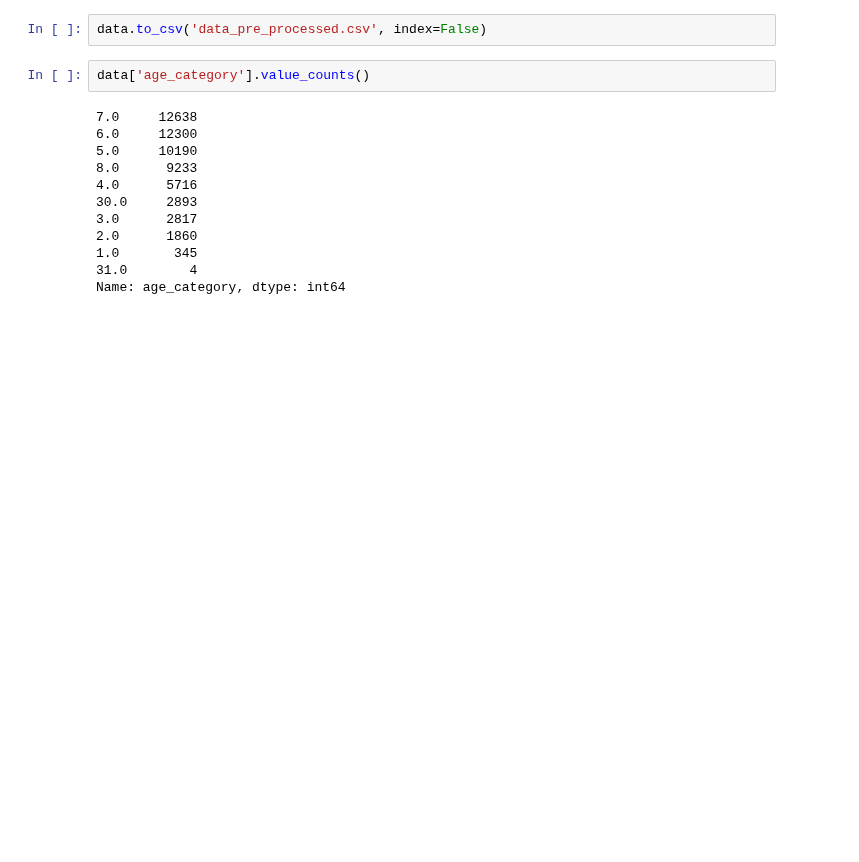
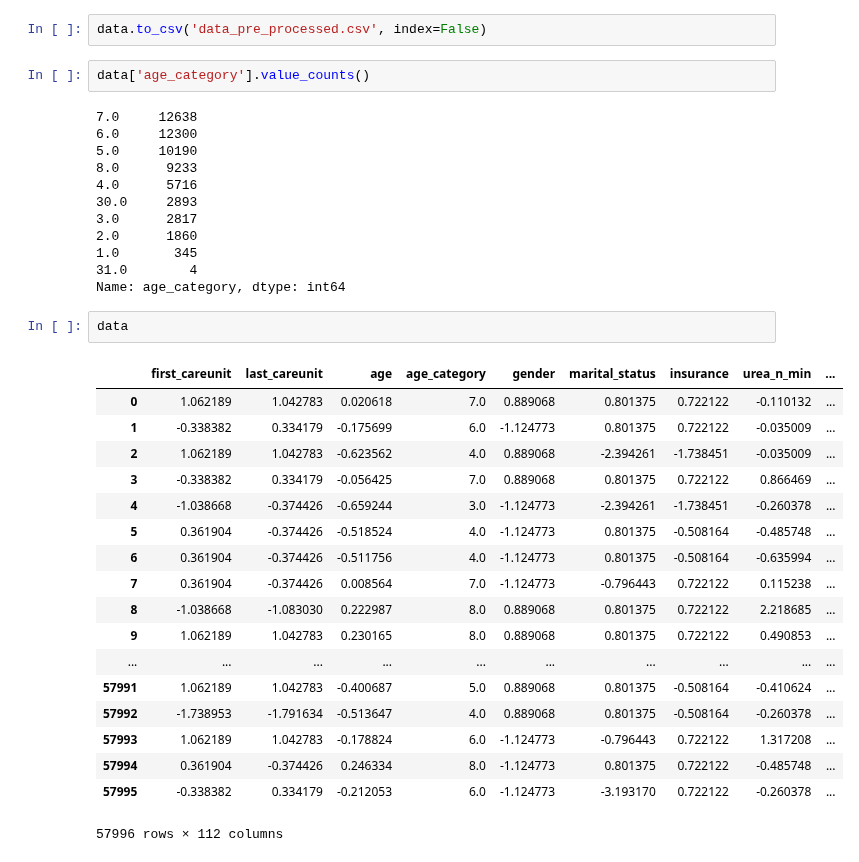
Before and after one commit to NicolasHu11/Short-Long-Term-Mortality-Prediction, a Jupyter notebook: Process Books/Pre-Process.ipynb, the cells around one changed output. Drawn from its saved outputs; the diff is of its cells as text; blank space fills up the shorter version.

```diff
--- a/Process Books/Pre-Process.ipynb
+++ b/Process Books/Pre-Process.ipynb
@@ -431,3 +429,24 @@ data['age_category'].value_counts()
 1.0       345
 31.0        4
 Name: age_category, dtype: int64
+# %%
+data
+# %% [output]
+|  | first_careunit | last_careunit | age | age_category | gender | marital_status | insurance | urea_n_min | ... |
+| 0 | 1.062189 | 1.042783 | 0.020618 | 7.0 | 0.889068 | 0.801375 | 0.722122 | -0.110132 | ... |
+| 1 | -0.338382 | 0.334179 | -0.175699 | 6.0 | -1.124773 | 0.801375 | 0.722122 | -0.035009 | ... |
+| 2 | 1.062189 | 1.042783 | -0.623562 | 4.0 | 0.889068 | -2.394261 | -1.738451 | -0.035009 | ... |
+| 3 | -0.338382 | 0.334179 | -0.056425 | 7.0 | 0.889068 | 0.801375 | 0.722122 | 0.866469 | ... |
+| 4 | -1.038668 | -0.374426 | -0.659244 | 3.0 | -1.124773 | -2.394261 | -1.738451 | -0.260378 | ... |
+| 5 | 0.361904 | -0.374426 | -0.518524 | 4.0 | -1.124773 | 0.801375 | -0.508164 | -0.485748 | ... |
+| 6 | 0.361904 | -0.374426 | -0.511756 | 4.0 | -1.124773 | 0.801375 | -0.508164 | -0.635994 | ... |
+| 7 | 0.361904 | -0.374426 | 0.008564 | 7.0 | -1.124773 | -0.796443 | 0.722122 | 0.115238 | ... |
+| 8 | -1.038668 | -1.083030 | 0.222987 | 8.0 | 0.889068 | 0.801375 | 0.722122 | 2.218685 | ... |
+| 9 | 1.062189 | 1.042783 | 0.230165 | 8.0 | 0.889068 | 0.801375 | 0.722122 | 0.490853 | ... |
+| ... | ... | ... | ... | ... | ... | ... | ... | ... | ... |
+| 57991 | 1.062189 | 1.042783 | -0.400687 | 5.0 | 0.889068 | 0.801375 | -0.508164 | -0.410624 | ... |
+| 57992 | -1.738953 | -1.791634 | -0.513647 | 4.0 | 0.889068 | 0.801375 | -0.508164 | -0.260378 | ... |
+| 57993 | 1.062189 | 1.042783 | -0.178824 | 6.0 | -1.124773 | -0.796443 | 0.722122 | 1.317208 | ... |
+| 57994 | 0.361904 | -0.374426 | 0.246334 | 8.0 | -1.124773 | 0.801375 | 0.722122 | -0.485748 | ... |
+| 57995 | -0.338382 | 0.334179 | -0.212053 | 6.0 | -1.124773 | -3.193170 | 0.722122 | -0.260378 | ... |
+57996 rows × 112 columns
```
Also changed, not shown: parts of 1 cell of this notebook, 1 other file.
